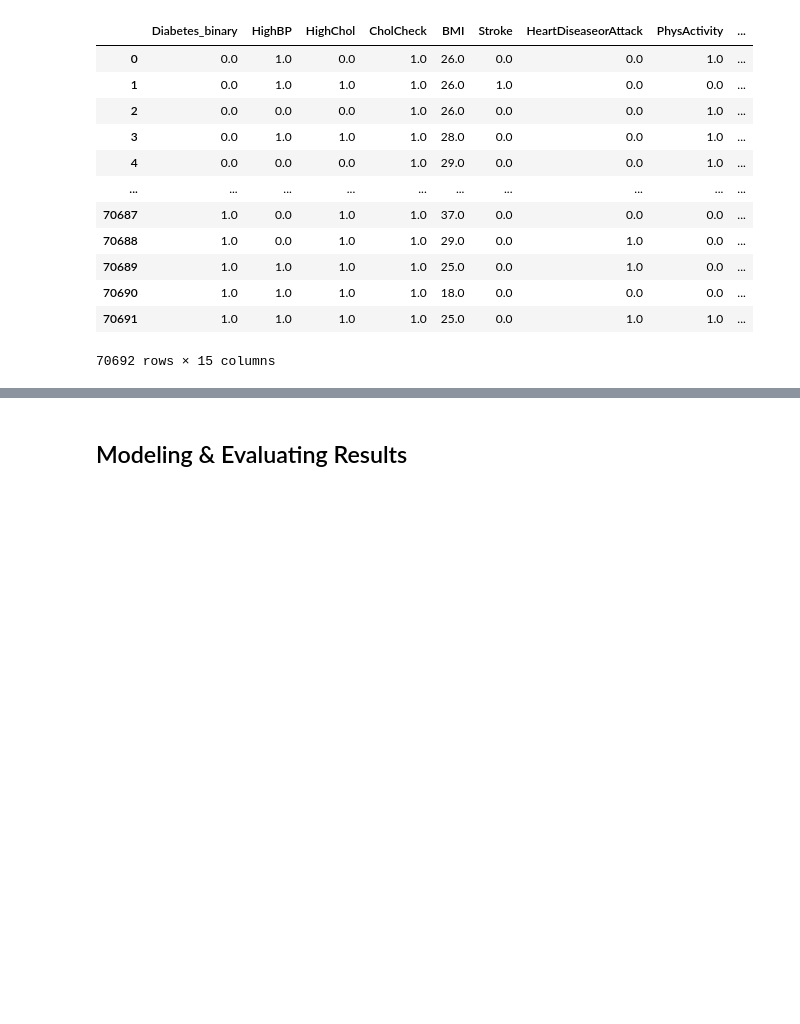
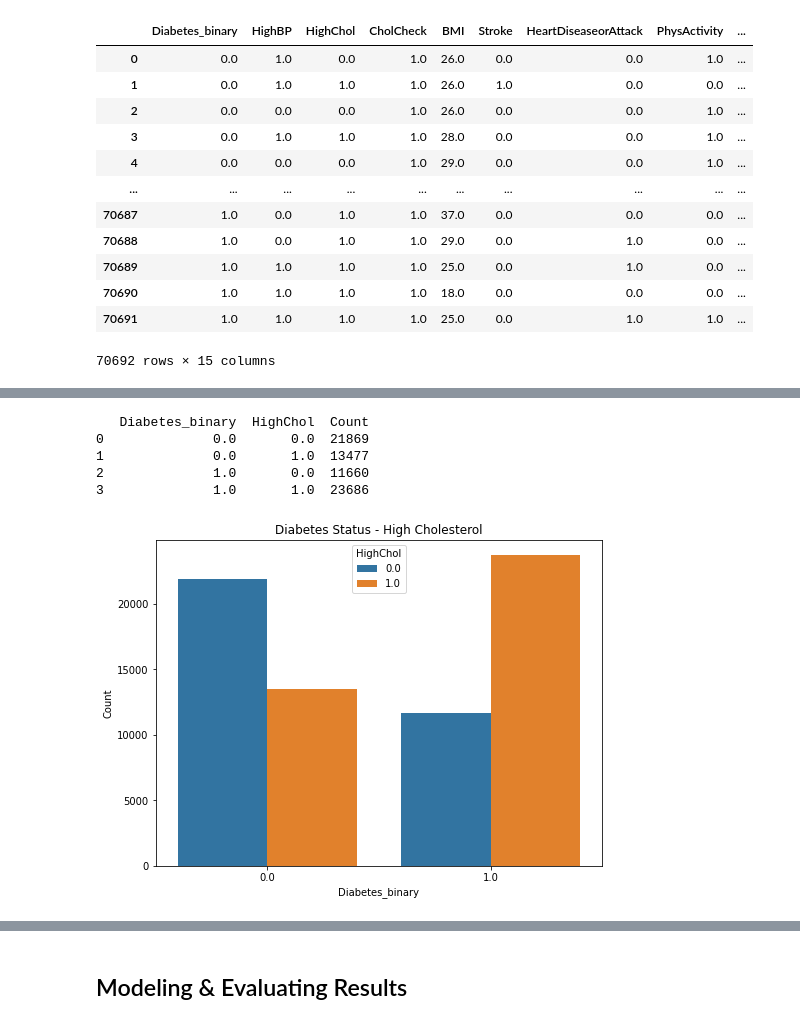
Before and after one commit to catlanhua/ITSC3162, a Jupyter notebook: ITSC3162Project2.ipynb, the cells around one changed output, grey strips where cells are left out. Drawn from its saved outputs; the diff is of its cells as text; code cells hidden in the pictures; blank space fills up the shorter version.

```diff
--- a/ITSC3162Project2.ipynb
+++ b/ITSC3162Project2.ipynb
@@ -181,0 +202,16 @@ data
+# %%
+# group Diabetes_binary & HighChol
+diabetes_hc = data.groupby(['Diabetes_binary', 'HighChol']).size().reset_index(name = 'Count')
+print(diabetes_hc)
+# visualize
+plt.figure(figsize = (8,6))
+sns.barplot(x = 'Diabetes_binary', y = 'Count', hue = 'HighChol', data = diabetes_hc)
+plt.title("Diabetes Status - High Cholesterol")
+plt.show()
+# %% [output]
+   Diabetes_binary  HighChol  Count
+0              0.0       0.0  21869
+1              0.0       1.0  13477
+2              1.0       0.0  11660
+3              1.0       1.0  23686
+[figure, added]
```
Also changed, not shown: parts of 53 cells of this notebook.
